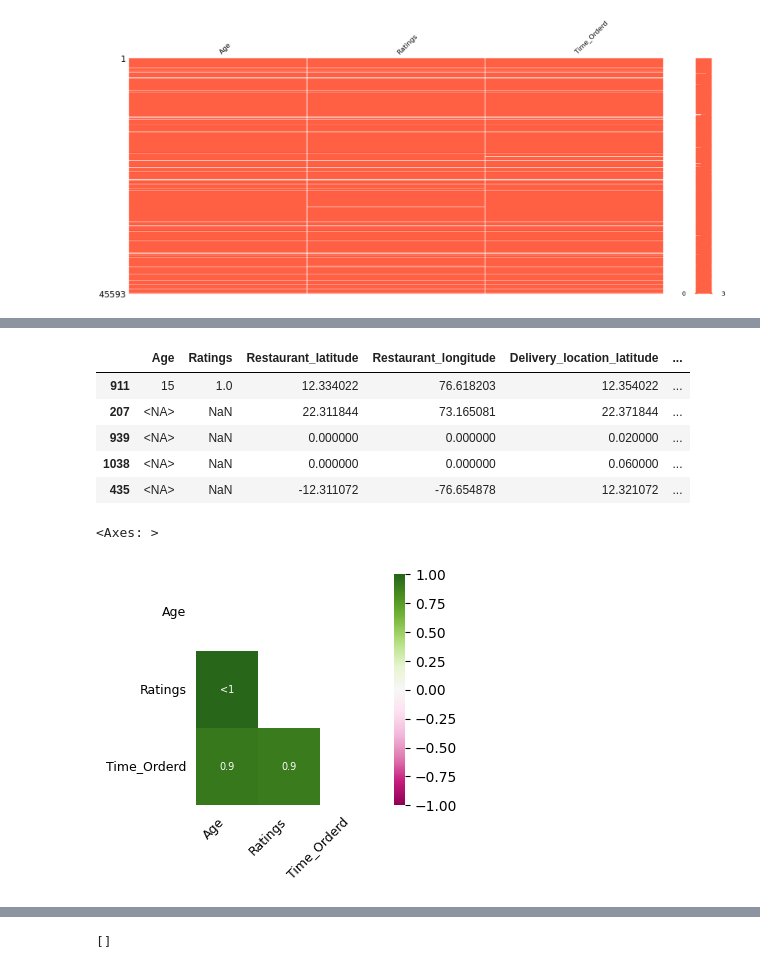
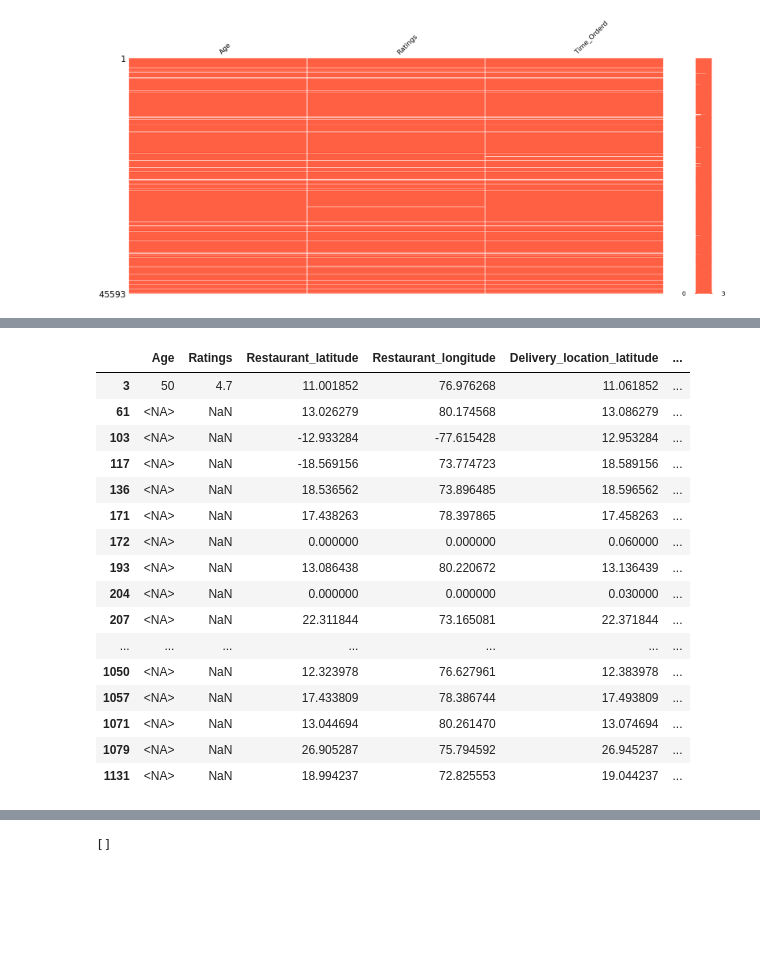
Before and after one commit to ronylpatil/delivery-time-estm, a Jupyter notebook: notebooks/preprocessing.ipynb, the cells around one changed output, grey strips where cells are left out. Drawn from its saved outputs; the diff is of its cells as text; code cells hidden in the pictures; blank space fills up the shorter version.

```diff
--- a/notebooks/preprocessing.ipynb
+++ b/notebooks/preprocessing.ipynb
@@ -322,0 +71,4 @@ df[df['Ratings'] > 5].shape[1]
+# %%
+df["Time_Order_picked"] = pd.to_datetime(
+    df["Time_Order_picked"], format="%H:%M:%S"
+).dt.time
@@ -322,0 +196,6 @@ df[df['Ratings'] > 5].shape[1]
+# %%
+# as we dont have any clear explanation we'll convert 1,2,3 as 1 which means multiple deliveries
+# and 0 means single delivery
+df["multiple_deliveries"] = df["multiple_deliveries"].apply(
+    lambda x: x if x == 0 or np.isnan(x) else 1
+)
@@ -411,7 +451,7 @@ df['Weatherconditions'].isnull().sum()
 np.int64(0)
 # %%
 # fixing category names
-df['Weatherconditions'] = df['Weatherconditions'].apply(lambda x: x.split(' ')[-1])
+df["Weatherconditions"] = df["Weatherconditions"].apply(lambda x: x.split(" ")[-1])
 
 # fixing NaN
-df['Weatherconditions'] = df['Weatherconditions'].replace('conditions NaN', np.nan)
+df["Weatherconditions"] = df["Weatherconditions"].replace("NaN", np.nan)
@@ -439,0 +469,2 @@ dtype: int64
+# %%
+df["Weatherconditions"] = df["Weatherconditions"].fillna(value="Fog")
@@ -474,14 +522,20 @@ df.reset_index(inplace=True, drop=True)
 # %%
-df[(df['Order_Date'] == '01-03-2022') & (df['Time_Orderd'].isna())].sample(5)
+df[(df["Order_Date"] == "01-03-2022") & (df["Time_Orderd"].isna())]
 # %% [output]
 |  | Age | Ratings | Restaurant_latitude | Restaurant_longitude | Delivery_location_latitude | ... |
-| 911 | 15 | 1.0 | 12.334022 | 76.618203 | 12.354022 | ... |
+| 3 | 50 | 4.7 | 11.001852 | 76.976268 | 11.061852 | ... |
+| 61 | <NA> | NaN | 13.026279 | 80.174568 | 13.086279 | ... |
+| 103 | <NA> | NaN | -12.933284 | -77.615428 | 12.953284 | ... |
+| 117 | <NA> | NaN | -18.569156 | 73.774723 | 18.589156 | ... |
+| 136 | <NA> | NaN | 18.536562 | 73.896485 | 18.596562 | ... |
+| 171 | <NA> | NaN | 17.438263 | 78.397865 | 17.458263 | ... |
+| 172 | <NA> | NaN | 0.000000 | 0.000000 | 0.060000 | ... |
+| 193 | <NA> | NaN | 13.086438 | 80.220672 | 13.136439 | ... |
+| 204 | <NA> | NaN | 0.000000 | 0.000000 | 0.030000 | ... |
 | 207 | <NA> | NaN | 22.311844 | 73.165081 | 22.371844 | ... |
-| 939 | <NA> | NaN | 0.000000 | 0.000000 | 0.020000 | ... |
-| 1038 | <NA> | NaN | 0.000000 | 0.000000 | 0.060000 | ... |
-| 435 | <NA> | NaN | -12.311072 | -76.654878 | 12.321072 | ... |
+| ... | ... | ... | ... | ... | ... | ... |
+| 1050 | <NA> | NaN | 12.323978 | 76.627961 | 12.383978 | ... |
+| 1057 | <NA> | NaN | 17.433809 | 78.386744 | 17.493809 | ... |
+| 1071 | <NA> | NaN | 13.044694 | 80.261470 | 13.074694 | ... |
+| 1079 | <NA> | NaN | 26.905287 | 75.794592 | 26.945287 | ... |
+| 1131 | <NA> | NaN | 18.994237 | 72.825553 | 19.044237 | ... |
-# %%
-missingno.heatmap(df, cmap='PiYG', figsize=(3,3), fontsize=9)
-# %% [output]
-<Axes: >
-[figure, removed]
```
Also changed, not shown: parts of 132 cells of this notebook.
